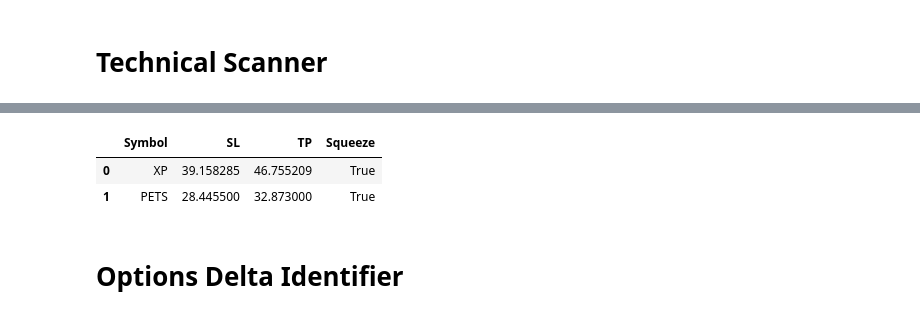
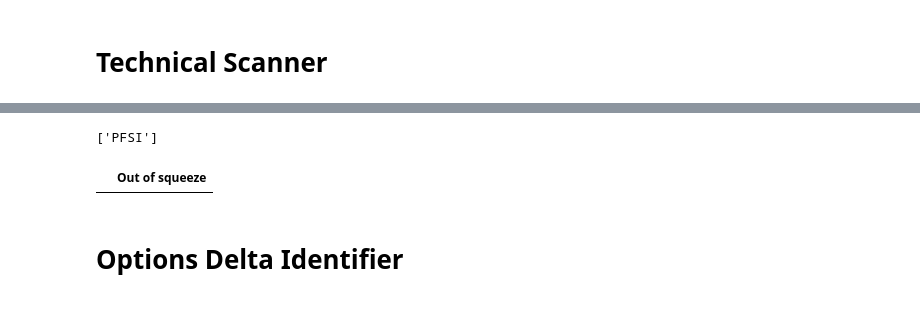
Before and after one commit to zachlim98/PowerX-Screener, a Jupyter notebook: PowerXScreen.ipynb, the cells around one changed output, grey strips where cells are left out. Drawn from its saved outputs; the diff is of its cells as text; code cells hidden in the pictures.

```diff
--- a/PowerXScreen.ipynb
+++ b/PowerXScreen.ipynb
@@ -19,6 +20,8 @@ sell_list_tp = []
 sell_list_sl = []
 buy_list_sq = []
 sell_list_sq = []
+buy_list_osq = []
+sell_list_osq = []
 on_squeeze = []
 outof_squeeze = []
 
@@ -26,7 +29,7 @@ with open('ticker.csv') as f:
     lines = f.read().splitlines()
     for symbol in lines:
         print(symbol)
-        data = yf.download(symbol, start="2020-01-01", end="2020-11-27")
+        data = yf.download(symbol, start="2020-01-01", end=datetime.today().strftime('%Y-%m-%d'))
         df = pd.DataFrame(data)
 
         RSI = RSIIndicator(close=df['Close'], n=7)
@@ -99,6 +102,14 @@ with open('ticker.csv') as f:
             "TP" : sell_list_tp,
             "Squeeze" : sell_list_sq
         })
+
+        oos = pd.DataFrame({
+            "Out of squeeze" : outof_squeeze
+        })
+
+buys.to_csv("buys.csv")
+sell.to_csv("sells.csv")
+oos.to_csv("oos.csv")
 # %% [output]
 BIG
 [*********************100%***********************]  1 of 1 completed
@@ -120,9 +119,11 @@ HZNP
-# %%
-buys
-# %% [output]
-|  | Symbol | SL | TP | Squeeze |
-| 0 | XP | 39.158285 | 46.755209 | True |
-| 1 | PETS | 28.445500 | 32.873000 | True |
+# %%
+on_squeeze
+# %% [output]
+['PFSI']
+# %%
+oos
+# %% [output]
+|  | Out of squeeze |
 # %% [markdown]
 # Options Delta Identifier
 # %%
```
Also changed, not shown: parts of 2 cells of this notebook, 5 other files.
